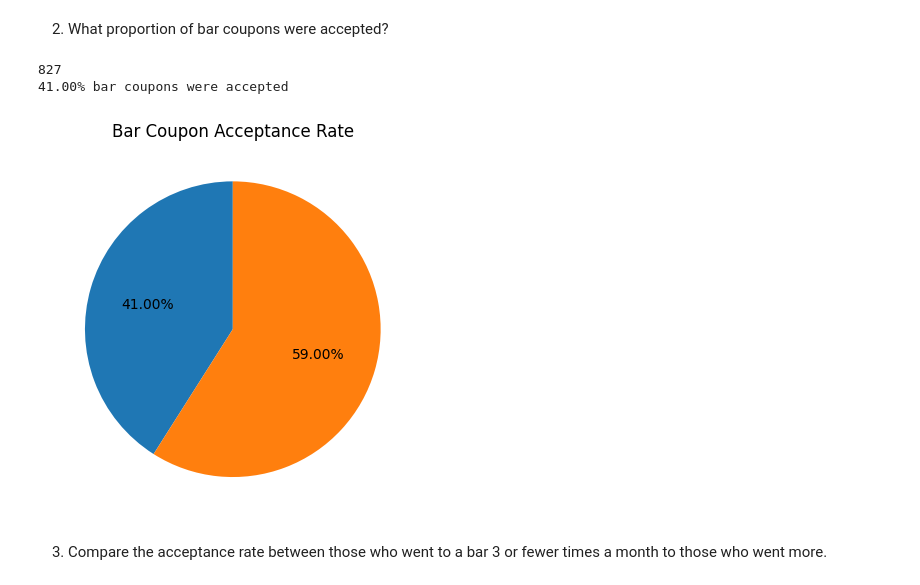
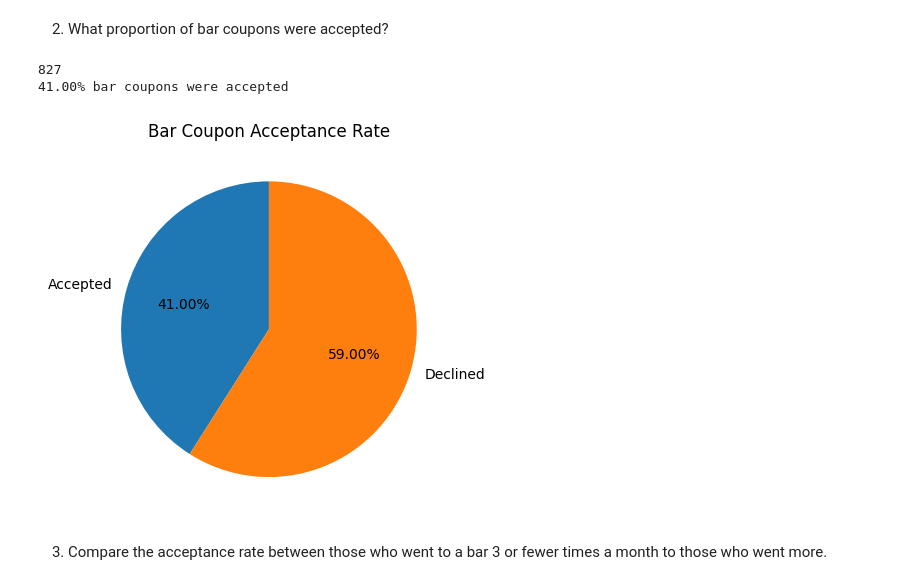
Before and after one commit to rbhat/aiml-customer-code, a Jupyter notebook: prompt.ipynb, the cells around one changed output. Drawn from its saved outputs; the diff is of its cells as text; code cells hidden in the pictures.

```diff
--- a/prompt.ipynb
+++ b/prompt.ipynb
@@ -92,6 +92,7 @@ memory usage: 2.4+ MB
 # %% [markdown]
 2. Investigate the dataset for missing or problematic data.
 # %%
+#find null/empty values
 if data.isnull().values.any():
     print("There are missing values in the dataset.")
     # print out only the columns with missing data
@@ -99,4 +100,10 @@ if data.isnull().values.any():
     print(null_cols)
 else:
     print("No missing values found in the dataset.")
+
+#find nan in expecetd numeric columns like age
+non_numeric_age = data[~pd.to_numeric(data['age'], errors='coerce').notna()]
+non_numeric_age['age'].unique()
+
+data['age'] = data['age'].astype(int)
 # %% [output]
@@ -126,6 +126,10 @@ data.fillna('unknown', inplace=True)
 null_cols = data.isnull().sum()[data.isnull().sum()>0]
 #check all done
 assert null_cols.empty
+
+#fix the age
+data.loc[data['age']=='50plus', 'age']=51
+data.loc[data['age']=='below21', 'age']=20
 # %% [markdown]
 4. What proportion of the total observations chose to accept the coupon?
 # %%
@@ -175,13 +179,14 @@ bar_coupon_data = data[data['coupon']=='Bar']
 # %%
 print(bar_coupon_data['Y'].sum())
 print(f"{(bar_coupon_data['Y'].sum()/bar_coupon_data.shape[0])*100:.2f}% bar coupons were accepted")
-plt.pie([(bar_coupon_data['Y']).sum(), (bar_coupon_data['Y']==0).sum()], autopct='%1.2f%%',startangle=90)
+plt.close()
+plt.pie([(bar_coupon_data['Y']).sum(), (bar_coupon_data['Y']==0).sum()], autopct='%1.2f%%',startangle=90, labels=['Accepted', 'Declined'])
 plt.title("Bar Coupon Acceptance Rate")
 plt.show()
 # %% [output]
 827
 41.00% bar coupons were accepted
-[figure, old version]
+[figure, new version]
 # %% [markdown]
 3. Compare the acceptance rate between those who went to a bar 3 or fewer times a month to those who went more.
 # %%
```
Also changed, not shown: parts of 3 cells of this notebook.
